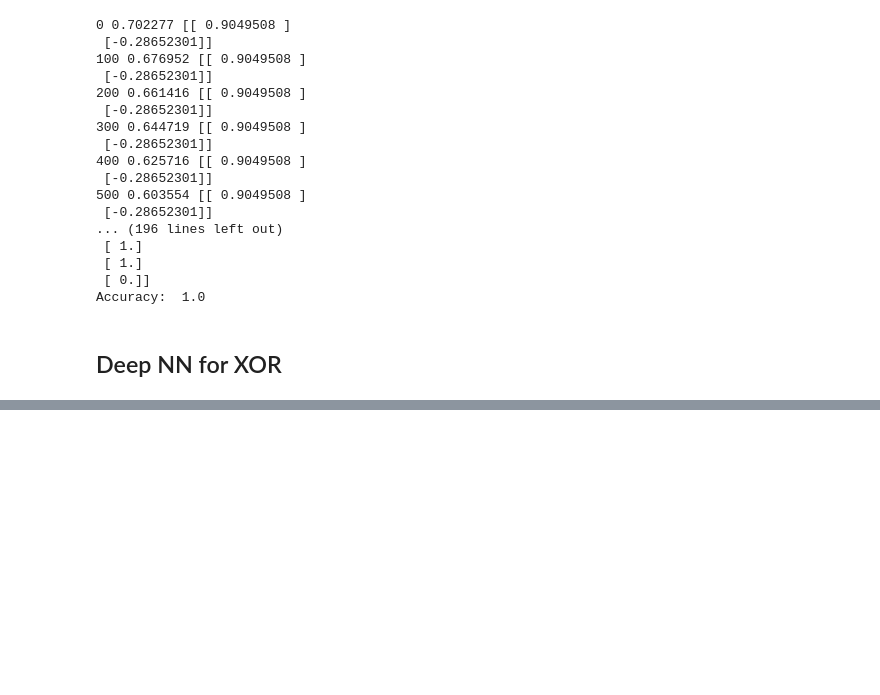
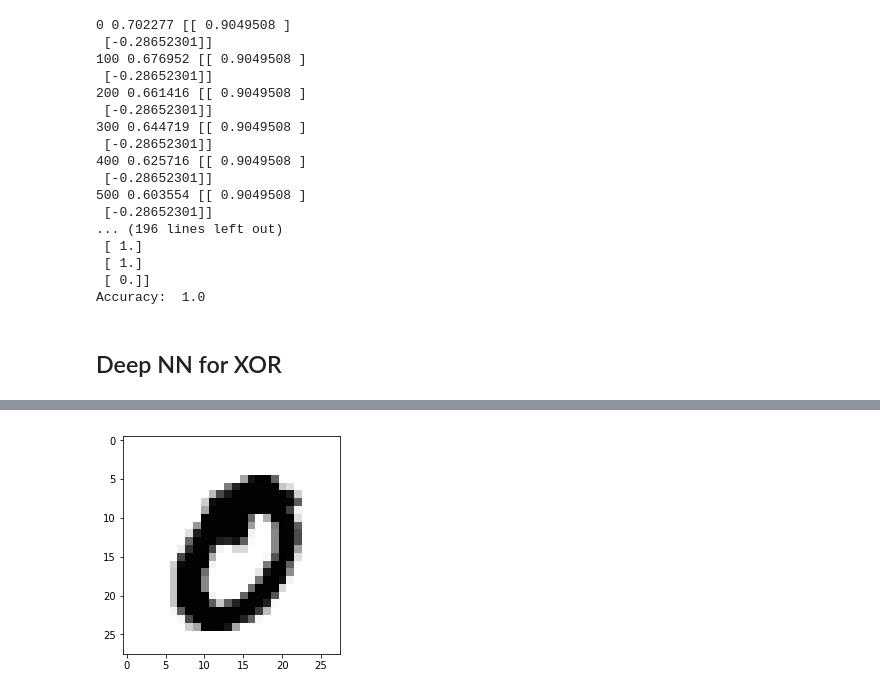
Before and after one commit to itanoss/machine-learning-practices, a Jupyter notebook: 모두를 위한 머신러닝,딥러닝/Lab 09 - Neural Net for XOR.ipynb, the cells around one changed output, grey strips where cells are left out. Drawn from its saved outputs; the diff is of its cells as text; code cells hidden in the pictures; blank space fills up the shorter version.

```diff
--- a/모두를 위한 머신러닝,딥러닝/Lab 09 - Neural Net for XOR.ipynb
+++ b/모두를 위한 머신러닝,딥러닝/Lab 09 - Neural Net for XOR.ipynb
@@ -162,8 +162,8 @@ W3 = tf.Variable(tf.random_normal([10, 10]), name='weight3')
 b3 = tf.Variable(tf.random_normal([10]), name='bias3')
 layer3 = tf.sigmoid(tf.matmul(layer1, W3) + b3)
 
-W4 = tf.Variable(tf.random_normal([10, 10]), name='weight4')
-b4 = tf.Variable(tf.random_normal([10]), name='bias4')
+W4 = tf.Variable(tf.random_normal([10, 1]), name='weight4')
+b4 = tf.Variable(tf.random_normal([1]), name='bias4')
 hypothesis = tf.sigmoid(tf.matmul(layer1, W4) + b4)
 
 cost = -tf.reduce_mean(Y * tf.log(hypothesis) + (1 - Y) * tf.log(1 - hypothesis))
@@ -184,0 +293,77 @@ with tf.Session() as sess:
+# %%
+learning_rate = .1
+training_epochs = 5
+batch_size = 100
+
+assert num_train_data % batch_size == 0
+
+x = tf.placeholder(tf.float32, shape=[None, 784])    # image of shape 28 x 28 = 784
+y = tf.placeholder(tf.float32, shape=[None, 10])     # 0..9 digits
+
+W1 = tf.Variable(tf.zeros([784, 100]), name='weight1')
+b1 = tf.Variable(tf.zeros([100]), name='bias1')
+layer1 = tf.sigmoid(tf.matmul(x, W1) + b1)
+
+W2 = tf.Variable(tf.zeros([100, 50]), name='weight2')
+b2 = tf.Variable(tf.zeros([50]), name='bias2')
+layer2 = tf.sigmoid(tf.matmul(layer1, W2) + b2)
+
+W3 = tf.Variable(tf.zeros([50, 30]), name='weight3')
+b3 = tf.Variable(tf.zeros([30]), name='bias3')
+layer3 = tf.sigmoid(tf.matmul(layer2, W3) + b3)
+
+W4 = tf.Variable(tf.zeros([30, 10]), name='weight4')
+b4 = tf.Variable(tf.zeros([10]), name='bias4')
+activation = tf.sigmoid(tf.matmul(layer3, W4) + b4)
+
+cost = -tf.reduce_mean(y * tf.log(activation) + (1 - y) * tf.log(1 - activation))
+
+# W = tf.Variable(tf.zeros([784, 10]), name='weight')
+# b = tf.Variable(tf.zeros([10]), name='bias')
+# activation = tf.nn.softmax(tf.matmul(x, W) + b)
+# cost = tf.reduce_mean(-tf.reduce_sum(y*tf.log(activation), reduction_indices=1))
+
+# activation = tf.sigmoid(tf.matmul(x, W) + b)
+# cost = -tf.reduce_mean(y * tf.log(activation) + (1 - y) * tf.log(1 - activation))
+
+optimizer = tf.train.GradientDescentOptimizer(learning_rate).minimize(cost)
+
+init = tf.global_variables_initializer()
+
+with tf.Session() as sess:
+    sess.run(init)
+
+    for epoch in range(training_epochs):
+
+        # Shuffle for each epoch
+        perm = numpy.arange(num_train_data)
+        numpy.random.shuffle(perm)
+        train_images = train_images[perm]
+        train_labels = train_labels[perm]
+
+        average_cost = .0
+        total_batch = int(num_train_data / batch_size)
+        for i in range(total_batch):
+            batch_xs = train_images[i*batch_size:(i+1)*batch_size]
+            batch_ys = train_labels[i*batch_size:(i+1)*batch_size]
+            sess.run(optimizer, feed_dict={x: batch_xs, y:batch_ys})
+
+        average_cost += sess.run(cost, feed_dict={x: batch_xs, y:batch_ys}) / total_batch
+        print(epoch, average_cost, sess.run(b))
+
+    print('Optimization finished!')
+
+    correct_prediction = tf.equal(tf.argmax(activation, 1), tf.argmax(y, 1))
+    accuracy = tf.reduce_mean(tf.cast(correct_prediction, "float"))
+    print('Accuracy:', accuracy.eval({x: validation_images, y: validation_labels}))
+
+    for _ in range(10):
+        # Get one and predict
+        r = random.randint(0, num_test_data-1)
+        print('Label:', sess.run(tf.argmax(test_labels[r:r+1], 1)))
+        print('Prediction:', sess.run(tf.argmax(activation, 1), {x: test_images[r:r+1]}))
+
+        # Show the image
+        plt.imshow(test_images[r:r+1].reshape(28, 28), cmap='Greys', interpolation='nearest')
+        plt.show()
+# %% [output]
@@ -184,0 +379 @@ with tf.Session() as sess:
+[figure, added]
```
Also changed, not shown: parts of 4 cells of this notebook.
